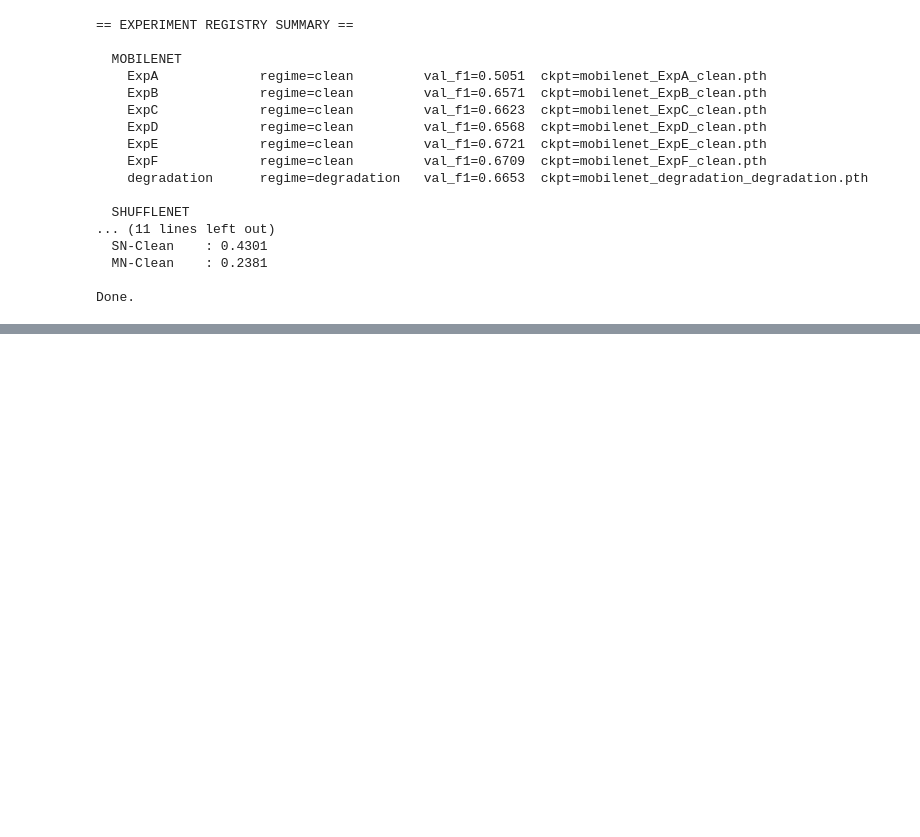
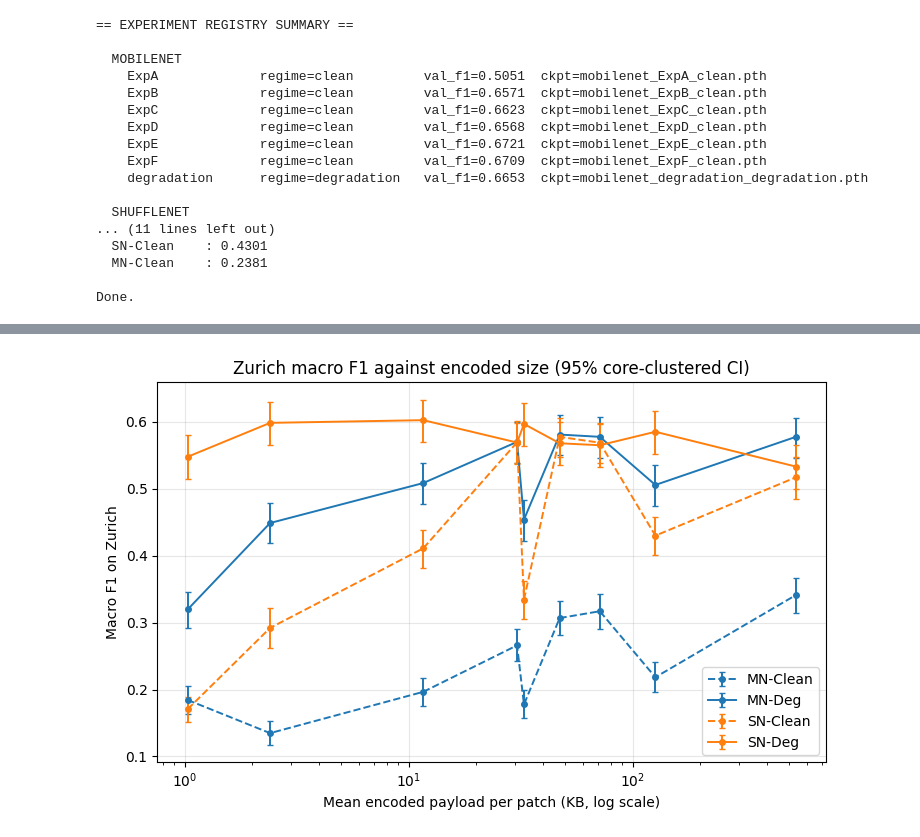
Before and after one commit to PapiWinnie/degradation-aware-prostate-grading, a Jupyter notebook: app/Prostate_Robust_Notebook.ipynb, the cells around one changed output, grey strips where cells are left out. Saved outputs shown, nothing was run; the diff lists cells and outputs as text; code cells hidden in the pictures; blank space fills up the shorter version.

Commit message:
feat(notebook): add post-hoc analysis section with CIs, file sizes and latency

```diff
--- a/app/Prostate_Robust_Notebook.ipynb
+++ b/app/Prostate_Robust_Notebook.ipynb
@@ -2288,0 +2360,11 @@ Done.
+# %%
+# 14.3 The re-computed macro F1 must match the Zurich generalisation table (results_df, rounded to four decimals)
+# Recompute macro F1 from the cached probabilities and keep the largest absolute difference.
+# The tolerance of 0.01 is loose on purpose: it catches a wrong checkpoint or different preprocessing without failing on small numerical differences.
+worst = 0
+for m in MODEL_NAMES:
+    for c in CONDITION_NAMES:
+        f1 = f1_score(Y, PROBS[(m, c)].argmax(1), labels=range(4), average='macro', zero_division=0)
+        worst = max(worst, abs(f1 - results_df.loc[c, m]))
+print(f'Largest difference from the original table: {worst:.4f}')
+assert worst < 0.01, 'Checkpoints or preprocessing differ from the original run. Stop and investigate.'
@@ -2288,0 +2613,24 @@ Done.
+# %%
+# 14.7 Macro F1 against mean payload size (research question 4)
+# Join the metrics to the payload sizes so that each point is one (model, condition) pair.
+merged = metrics.merge(sizes[['condition', 'payload_kb', 'saving_vs_clean_png_%']], on='condition')
+merged.to_csv(OUT_DIR / 'f1_vs_bytes.csv', index=False)
+fig, ax = plt.subplots(figsize=(7.5, 4.8))
+# Blue is MobileNet and orange is ShuffleNet. Solid lines are degradation-trained models and dashed lines are clean-trained models.
+styles = {'MN-Clean': ('tab:blue', '--'), 'MN-Deg': ('tab:blue', '-'),
+          'SN-Clean': ('tab:orange', '--'), 'SN-Deg': ('tab:orange', '-')}
+# Points are sorted by payload, so each line runs from the smallest encoded size to the largest.
+# The error bars are the 95% core-clustered intervals from 14.6.
+for m, (col, ls) in styles.items():
+    d = merged[merged.model == m].sort_values('payload_kb')
+    lo = np.array([boot_tbl[(boot_tbl.kind == 'F1') & (boot_tbl.model == m) & (boot_tbl.condition == c)].ci_low.iloc[0] for c in d.condition])
+    hi = np.array([boot_tbl[(boot_tbl.kind == 'F1') & (boot_tbl.model == m) & (boot_tbl.condition == c)].ci_high.iloc[0] for c in d.condition])
+    ax.errorbar(d.payload_kb, d.macro_f1, yerr=[d.macro_f1 - lo, hi - d.macro_f1], color=col, ls=ls,
+                marker='o', ms=4, capsize=2, lw=1.4, label=m)
+# Payloads range from about 1 KB to 534 KB, so the x axis is logarithmic.
+ax.set_xscale('log'); ax.set_xlabel('Mean encoded payload per patch (KB, log scale)')
+ax.set_ylabel('Macro F1 on Zurich'); ax.set_title('Zurich macro F1 against encoded size (95% core-clustered CI)')
+ax.grid(alpha=.3); ax.legend(); plt.tight_layout()
+plt.savefig(OUT_DIR / 'f1_vs_bytes.png', dpi=200); plt.show()
+# %% [output]
+[figure, added]
```
Also changed, not shown: parts of 28 cells of this notebook.
